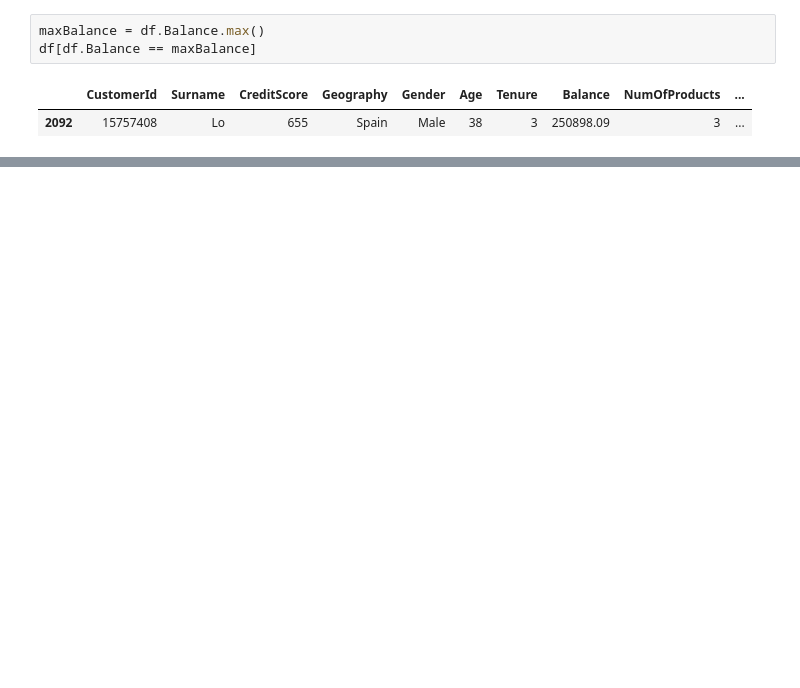
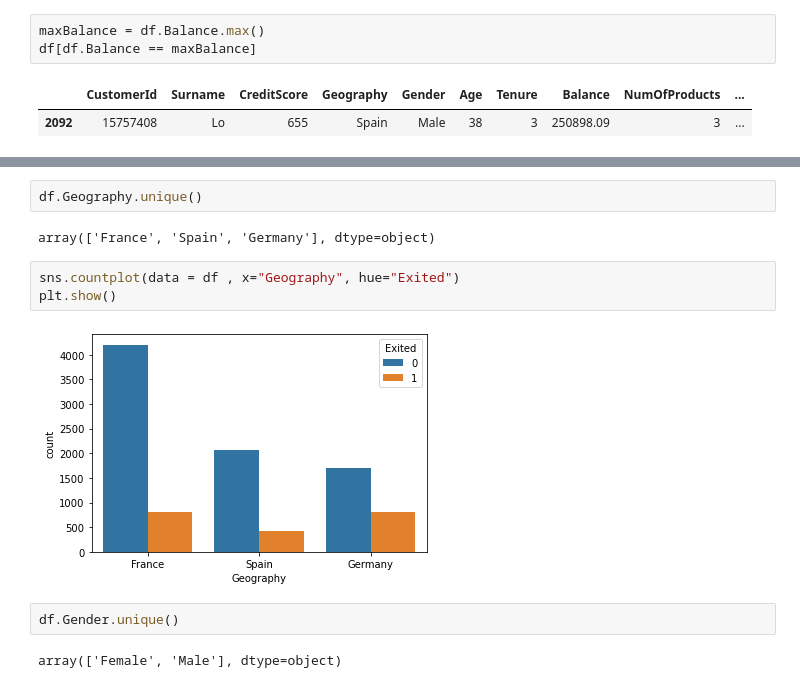
Before and after one commit to jayakishan996/churn-modelling, a Jupyter notebook: Churn Modeling Project.ipynb, the cells around one changed output, grey strips where cells are left out. Saved outputs shown, nothing was run; the diff lists cells and outputs as text; blank space fills up the shorter version.

```diff
--- a/Churn Modeling Project.ipynb
+++ b/Churn Modeling Project.ipynb
@@ -129,0 +285,13 @@ df[df.Balance == maxBalance]
+# %%
+df.Geography.unique()
+# %% [output]
+array(['France', 'Spain', 'Germany'], dtype=object)
+# %%
+sns.countplot(data = df , x="Geography", hue="Exited")
+plt.show()
+# %% [output]
+[figure, added]
+# %%
+df.Gender.unique()
+# %% [output]
+array(['Female', 'Male'], dtype=object)
```
Also changed, not shown: parts of 35 cells of this notebook.
